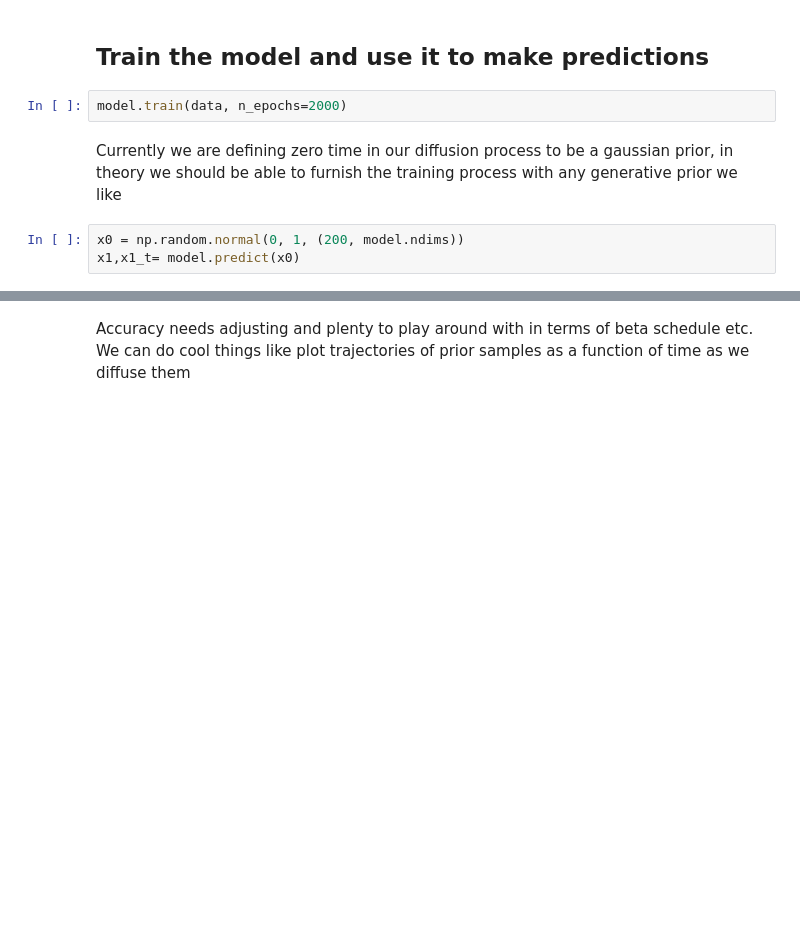
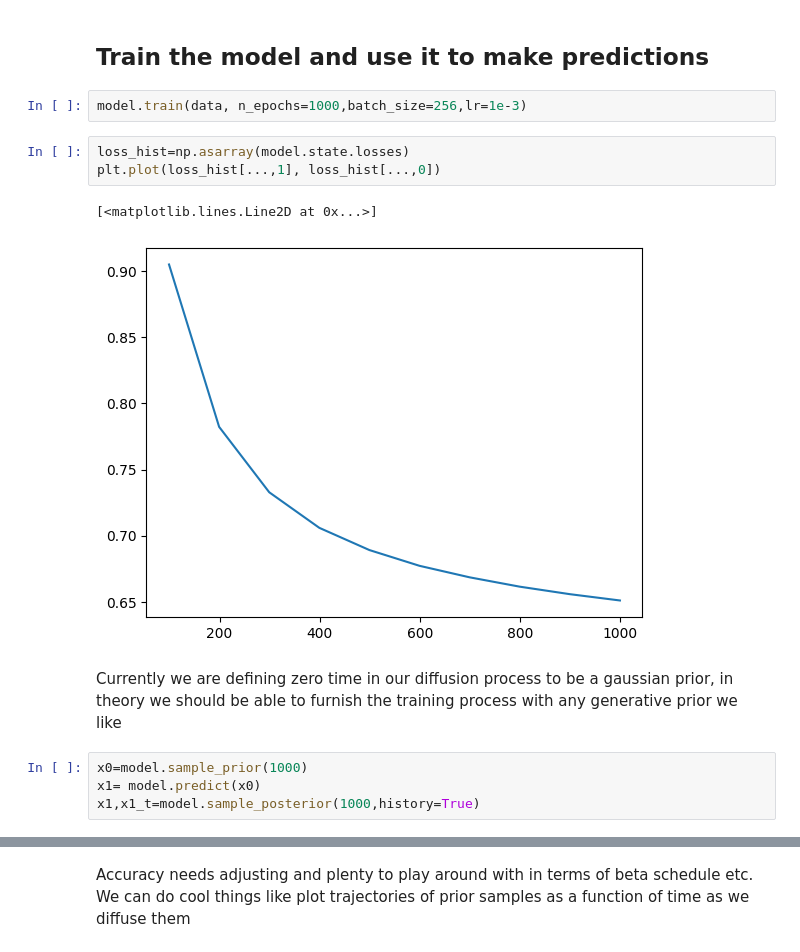
Before and after one commit to yallup/fusions, a Jupyter notebook: tutorial.ipynb, the cells around one changed output, grey strips where cells are left out. Drawn from its saved outputs; the diff is of its cells as text; blank space fills up the shorter version.

```diff
--- a/tutorial.ipynb
+++ b/tutorial.ipynb
@@ -22,12 +47,19 @@ plt.scatter(data[:,0],data[:,1])
 # %% [markdown]
 ## Train the model and use it to make predictions
 # %%
-model.train(data, n_epochs=2000)
+model.train(data, n_epochs=1000,batch_size=256,lr=1e-3)
+# %%
+loss_hist=np.asarray(model.state.losses)
+plt.plot(loss_hist[...,1], loss_hist[...,0])
+# %% [output]
+[<matplotlib.lines.Line2D at 0x...>]
+[figure, added]
 # %% [markdown]
 Currently we are defining zero time in our diffusion process to be a gaussian prior, in theory we should be able to furnish the training process with any generative prior we like
-# %%
-x0 = np.random.normal(0, 1, (200, model.ndims))
-x1,x1_t= model.predict(x0)
+# %%
+x0=model.sample_prior(1000)
+x1= model.predict(x0)
+x1,x1_t=model.sample_posterior(1000,history=True)
 # %%
 plt.scatter(x0[:,0],x0[:,1],label="Prior")
 plt.scatter(x1[:,0],x1[:,1],label="SGM Posterior")
```
Also changed, not shown: parts of 14 cells of this notebook, 7 other files.
